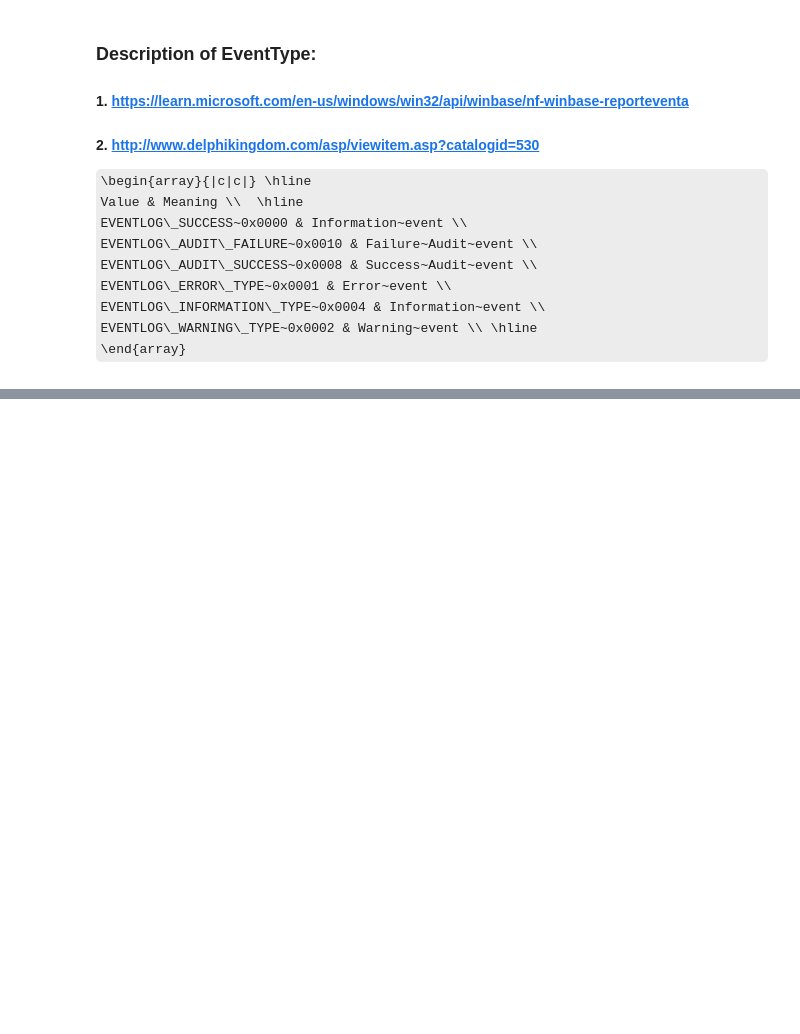
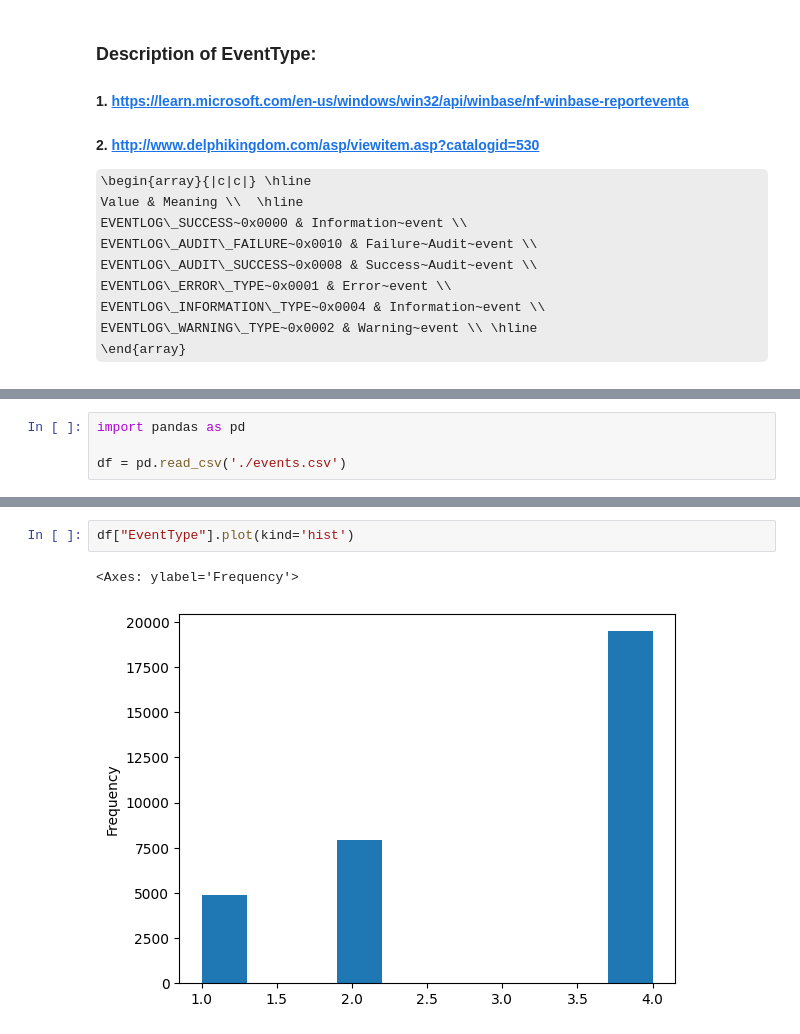
Before and after one commit to iuliivasilev/sys-ttf, a Jupyter notebook: demonstration/WinEventCollector.ipynb, the cells around one changed output, grey strips where cells are left out. Cells and saved outputs as stored; diff of their text form; some formulas as TeX source; blank space fills up the shorter version.

```diff
--- a/demonstration/WinEventCollector.ipynb
+++ b/demonstration/WinEventCollector.ipynb
@@ -149,0 +194,4 @@ EVENTLOG\_WARNING\_TYPE~0x0002 & Warning~event \\ \hline
+# %%
+import pandas as pd
+
+df = pd.read_csv('./events.csv')
@@ -149,0 +214,5 @@ EVENTLOG\_WARNING\_TYPE~0x0002 & Warning~event \\ \hline
+# %%
+df["EventType"].plot(kind='hist')
+# %% [output]
+<Axes: ylabel='Frequency'>
+[figure, added]
```
Also changed, not shown: parts of 6 cells of this notebook.
